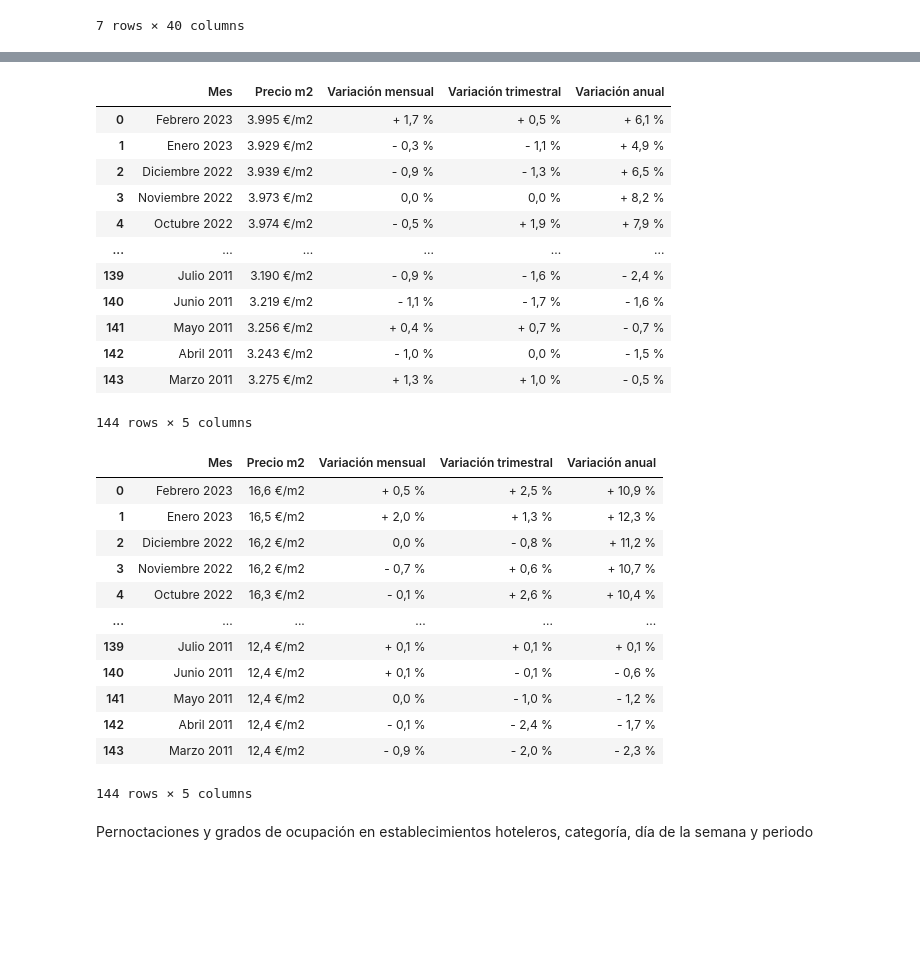
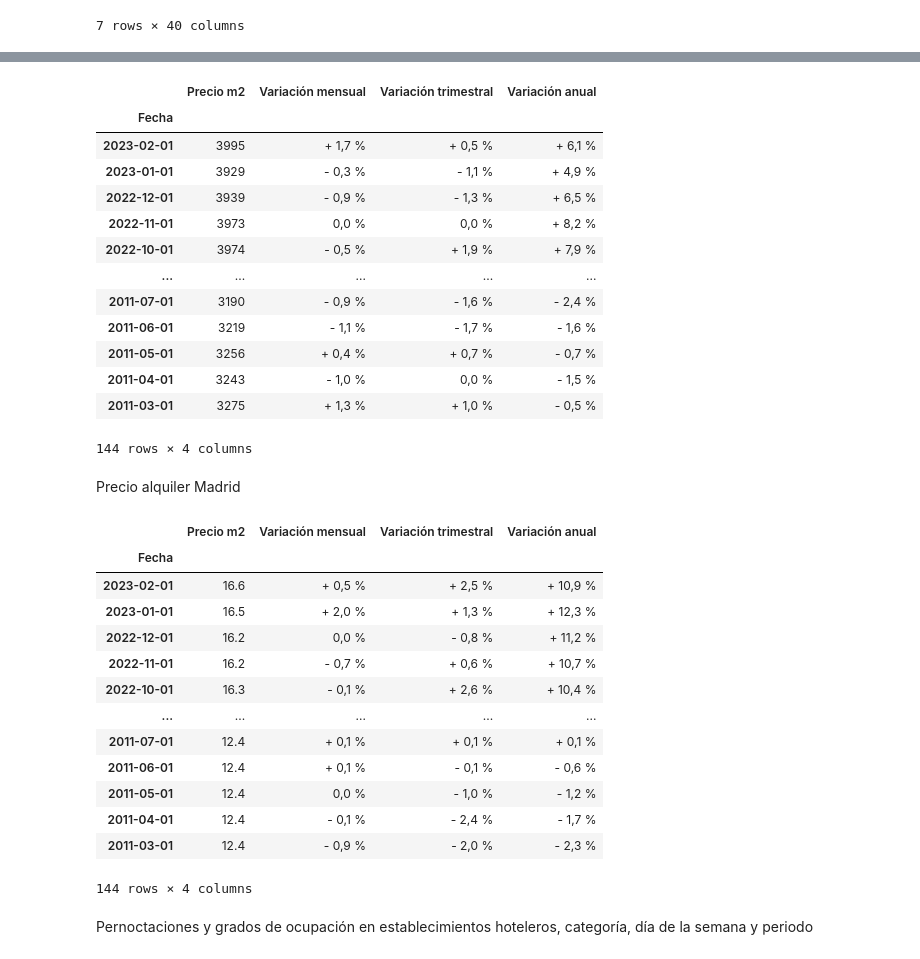
Before and after one commit to alandia92/EDA-Turismo-Euskadi, a Jupyter notebook: EDA/Limpieza.ipynb, the cells around one changed output, grey strips where cells are left out. Cells and saved outputs as stored; diff of their text form; code cells hidden in the pictures; blank space fills up the shorter version.

```diff
--- a/EDA/Limpieza.ipynb
+++ b/EDA/Limpieza.ipynb
@@ -67,41 +82,53 @@ df_5
 # %%
 fuente_6 = 'Idealista'
 df_6 = pd.read_excel('./data/variacion de la vivienda MadridVENTA.ods', engine="odf")
+df_6['Mes'] = pd.to_datetime(df_6['Mes'], format='%B %Y')
+df_6['Fecha'] = df_6['Mes']
+del df_6['Mes']
+df_6.set_index('Fecha', inplace=True)
 df_6 = df_6.drop(df_6.index[144:])
 df_6
 # %% [output]
-|  | Mes | Precio m2 | Variación mensual | Variación trimestral | Variación anual |
-| 0 | Febrero 2023 | 3.995 €/m2 | + 1,7 % | + 0,5 % | + 6,1 % |
-| 1 | Enero 2023 | 3.929 €/m2 | - 0,3 % | - 1,1 % | + 4,9 % |
-| 2 | Diciembre 2022 | 3.939 €/m2 | - 0,9 % | - 1,3 % | + 6,5 % |
-| 3 | Noviembre 2022 | 3.973 €/m2 | 0,0 % | 0,0 % | + 8,2 % |
-| 4 | Octubre 2022 | 3.974 €/m2 | - 0,5 % | + 1,9 % | + 7,9 % |
-| ... | ... | ... | ... | ... | ... |
-| 139 | Julio 2011 | 3.190 €/m2 | - 0,9 % | - 1,6 % | - 2,4 % |
-| 140 | Junio 2011 | 3.219 €/m2 | - 1,1 % | - 1,7 % | - 1,6 % |
-| 141 | Mayo 2011 | 3.256 €/m2 | + 0,4 % | + 0,7 % | - 0,7 % |
-| 142 | Abril 2011 | 3.243 €/m2 | - 1,0 % | 0,0 % | - 1,5 % |
-| 143 | Marzo 2011 | 3.275 €/m2 | + 1,3 % | + 1,0 % | - 0,5 % |
+|  | Precio m2 | Variación mensual | Variación trimestral | Variación anual |
+| Fecha |  |  |  |  |
+| 2023-02-01 | 3995 | + 1,7 % | + 0,5 % | + 6,1 % |
+| 2023-01-01 | 3929 | - 0,3 % | - 1,1 % | + 4,9 % |
+| 2022-12-01 | 3939 | - 0,9 % | - 1,3 % | + 6,5 % |
+| 2022-11-01 | 3973 | 0,0 % | 0,0 % | + 8,2 % |
+| 2022-10-01 | 3974 | - 0,5 % | + 1,9 % | + 7,9 % |
+| ... | ... | ... | ... | ... |
+| 2011-07-01 | 3190 | - 0,9 % | - 1,6 % | - 2,4 % |
+| 2011-06-01 | 3219 | - 1,1 % | - 1,7 % | - 1,6 % |
+| 2011-05-01 | 3256 | + 0,4 % | + 0,7 % | - 0,7 % |
+| 2011-04-01 | 3243 | - 1,0 % | 0,0 % | - 1,5 % |
+| 2011-03-01 | 3275 | + 1,3 % | + 1,0 % | - 0,5 % |
-144 rows × 5 columns
+144 rows × 4 columns
+# %% [markdown]
+Precio alquiler Madrid
 # %%
 fuente_7 = 'Idealista'
 df_7 = pd.read_excel('./data/variacion de la vivienda MadridsALQUILER.ods', engine="odf")
+df_7['Mes'] = pd.to_datetime(df_7['Mes'], format='%B %Y')
+df_7['Fecha'] = df_7['Mes']
+del df_7['Mes']
+df_7.set_index('Fecha', inplace=True)
 df_7 = df_7.drop(df_7.index[144:])
 df_7
 # %% [output]
-|  | Mes | Precio m2 | Variación mensual | Variación trimestral | Variación anual |
-| 0 | Febrero 2023 | 16,6 €/m2 | + 0,5 % | + 2,5 % | + 10,9 % |
-| 1 | Enero 2023 | 16,5 €/m2 | + 2,0 % | + 1,3 % | + 12,3 % |
-| 2 | Diciembre 2022 | 16,2 €/m2 | 0,0 % | - 0,8 % | + 11,2 % |
-| 3 | Noviembre 2022 | 16,2 €/m2 | - 0,7 % | + 0,6 % | + 10,7 % |
-| 4 | Octubre 2022 | 16,3 €/m2 | - 0,1 % | + 2,6 % | + 10,4 % |
-| ... | ... | ... | ... | ... | ... |
-| 139 | Julio 2011 | 12,4 €/m2 | + 0,1 % | + 0,1 % | + 0,1 % |
-| 140 | Junio 2011 | 12,4 €/m2 | + 0,1 % | - 0,1 % | - 0,6 % |
-| 141 | Mayo 2011 | 12,4 €/m2 | 0,0 % | - 1,0 % | - 1,2 % |
-| 142 | Abril 2011 | 12,4 €/m2 | - 0,1 % | - 2,4 % | - 1,7 % |
-| 143 | Marzo 2011 | 12,4 €/m2 | - 0,9 % | - 2,0 % | - 2,3 % |
+|  | Precio m2 | Variación mensual | Variación trimestral | Variación anual |
+| Fecha |  |  |  |  |
+| 2023-02-01 | 16.6 | + 0,5 % | + 2,5 % | + 10,9 % |
+| 2023-01-01 | 16.5 | + 2,0 % | + 1,3 % | + 12,3 % |
+| 2022-12-01 | 16.2 | 0,0 % | - 0,8 % | + 11,2 % |
+| 2022-11-01 | 16.2 | - 0,7 % | + 0,6 % | + 10,7 % |
+| 2022-10-01 | 16.3 | - 0,1 % | + 2,6 % | + 10,4 % |
+| ... | ... | ... | ... | ... |
+| 2011-07-01 | 12.4 | + 0,1 % | + 0,1 % | + 0,1 % |
+| 2011-06-01 | 12.4 | + 0,1 % | - 0,1 % | - 0,6 % |
+| 2011-05-01 | 12.4 | 0,0 % | - 1,0 % | - 1,2 % |
+| 2011-04-01 | 12.4 | - 0,1 % | - 2,4 % | - 1,7 % |
+| 2011-03-01 | 12.4 | - 0,9 % | - 2,0 % | - 2,3 % |
-144 rows × 5 columns
+144 rows × 4 columns
 # %% [markdown]
 Pernoctaciones y grados de ocupación en establecimientos hoteleros, categoría, día de la semana y periodo
 # %%
```
Also changed, not shown: parts of 7 cells of this notebook, 8 other files.
